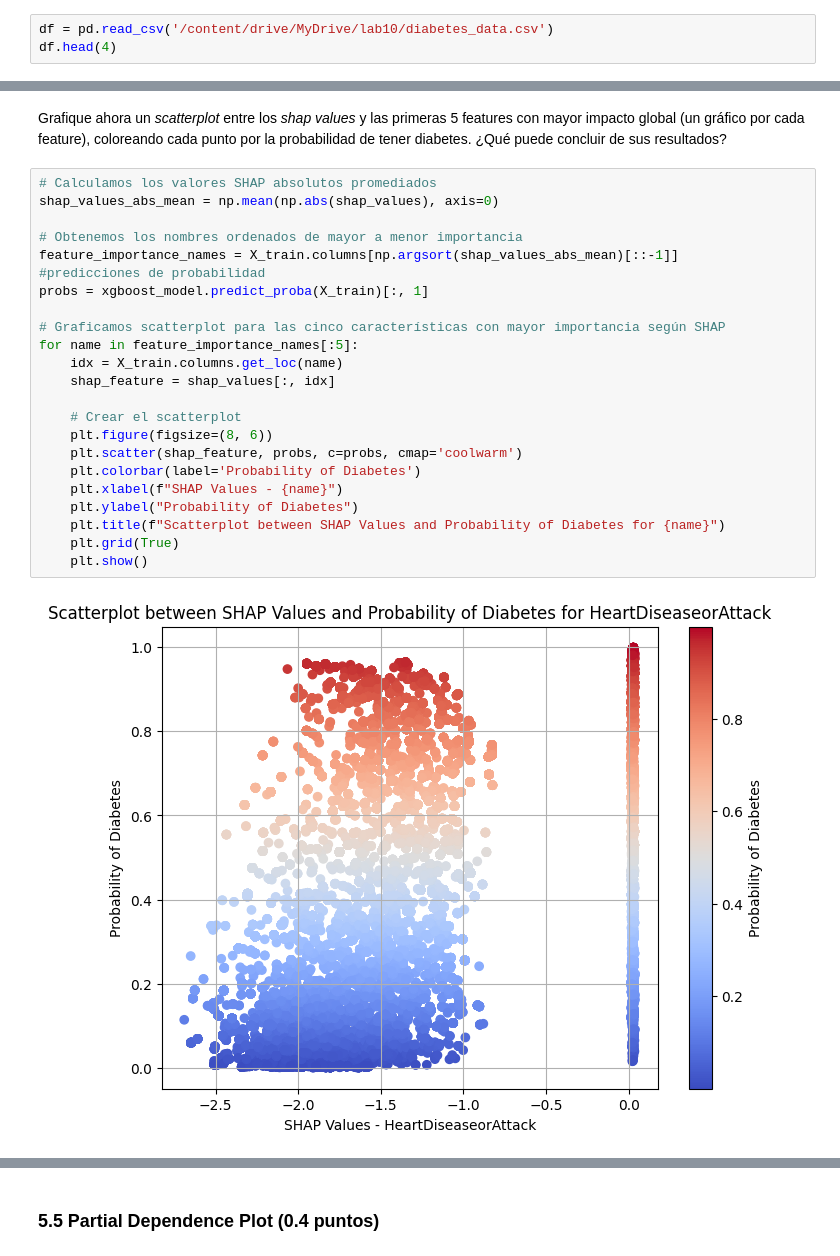
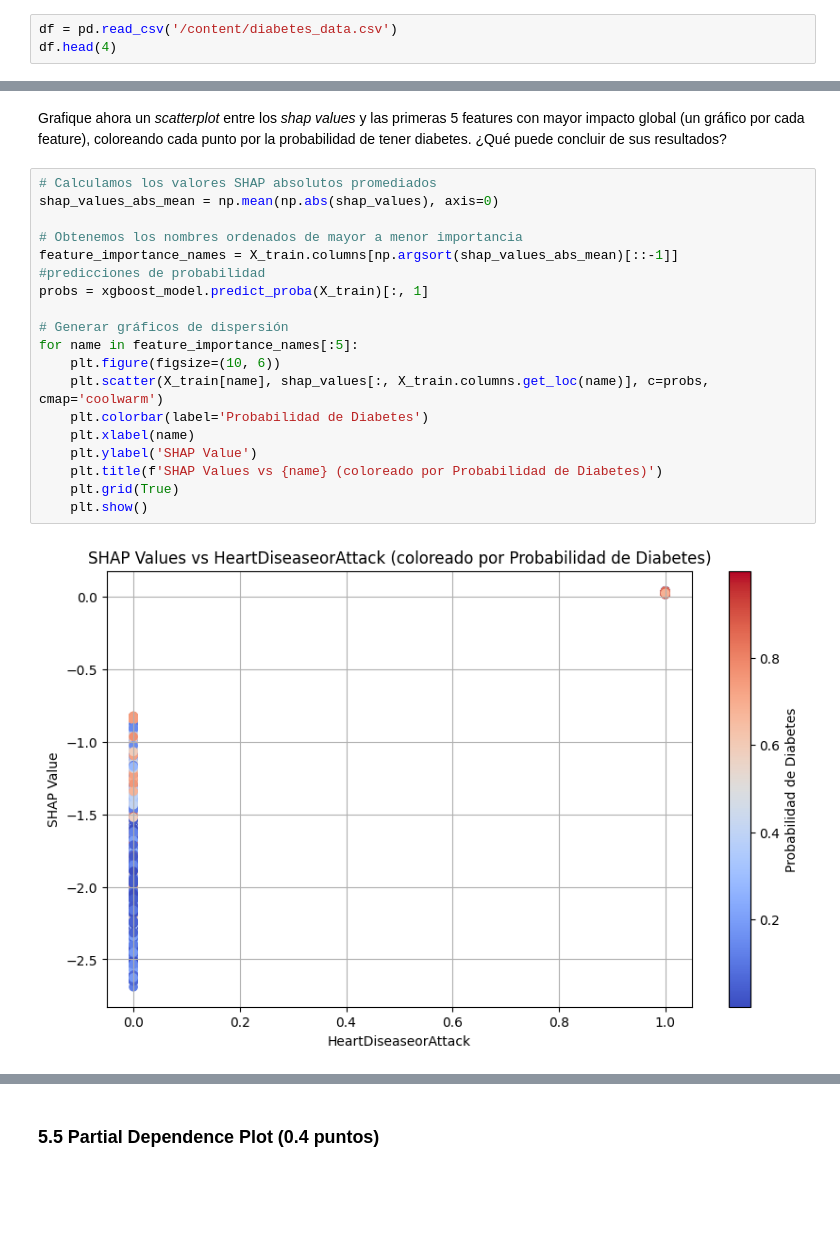
Before and after one commit to ClaudiaRayen/MDS7202-Laboratorios, a Jupyter notebook: Laboratorio10.ipynb, the cells around one changed output, grey strips where cells are left out. Saved outputs shown, nothing was run; the diff lists cells and outputs as text; blank space fills up the shorter version.

```diff
--- a/Laboratorio10.ipynb
+++ b/Laboratorio10.ipynb
@@ -97,5 +119,5 @@ ImportError: ignored
 # %%
-df = pd.read_csv('/content/drive/MyDrive/lab10/diabetes_data.csv')
+df = pd.read_csv('/content/diabetes_data.csv')
 df.head(4)
 # %% [output]
 |  | Age | Sex | HighChol | CholCheck | BMI | Smoker | HeartDiseaseorAttack | PhysActivity | Fruits | ... |
@@ -503,25 +525,21 @@ Grafique ahora un *scatterplot* entre los *shap values* y las primeras 5 feature
 # %%
 # Calculamos los valores SHAP absolutos promediados
 shap_values_abs_mean = np.mean(np.abs(shap_values), axis=0)
 
 # Obtenemos los nombres ordenados de mayor a menor importancia
 feature_importance_names = X_train.columns[np.argsort(shap_values_abs_mean)[::-1]]
 #predicciones de probabilidad
 probs = xgboost_model.predict_proba(X_train)[:, 1]
 
-# Graficamos scatterplot para las cinco características con mayor importancia según SHAP
+# Generar gráficos de dispersión
 for name in feature_importance_names[:5]:
-    idx = X_train.columns.get_loc(name)
-    shap_feature = shap_values[:, idx]
-
-    # Crear el scatterplot
-    plt.figure(figsize=(8, 6))
-    plt.scatter(shap_feature, probs, c=probs, cmap='coolwarm')
-    plt.colorbar(label='Probability of Diabetes')
-    plt.xlabel(f"SHAP Values - {name}")
-    plt.ylabel("Probability of Diabetes")
-    plt.title(f"Scatterplot between SHAP Values and Probability of Diabetes for {name}")
+    plt.figure(figsize=(10, 6))
+    plt.scatter(X_train[name], shap_values[:, X_train.columns.get_loc(name)], c=probs, cmap='coolwarm')
+    plt.colorbar(label='Probabilidad de Diabetes')
+    plt.xlabel(name)
+    plt.ylabel('SHAP Value')
+    plt.title(f'SHAP Values vs {name} (coloreado por Probabilidad de Diabetes)')
     plt.grid(True)
     plt.show()
 # %% [output]
-[figure, old version]
+[figure, new version]
```
Also changed, not shown: parts of 17 cells of this notebook, 2 other files.
